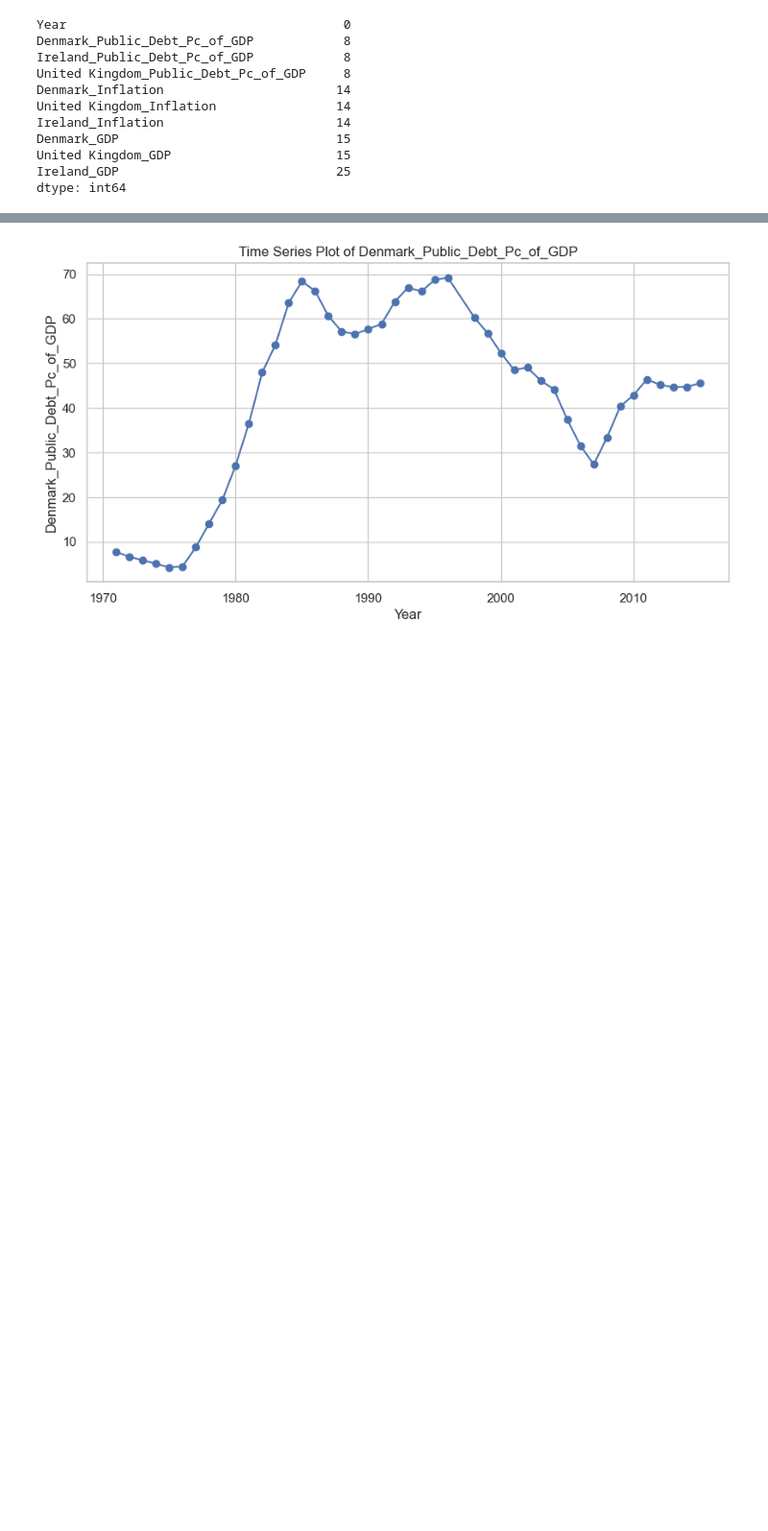
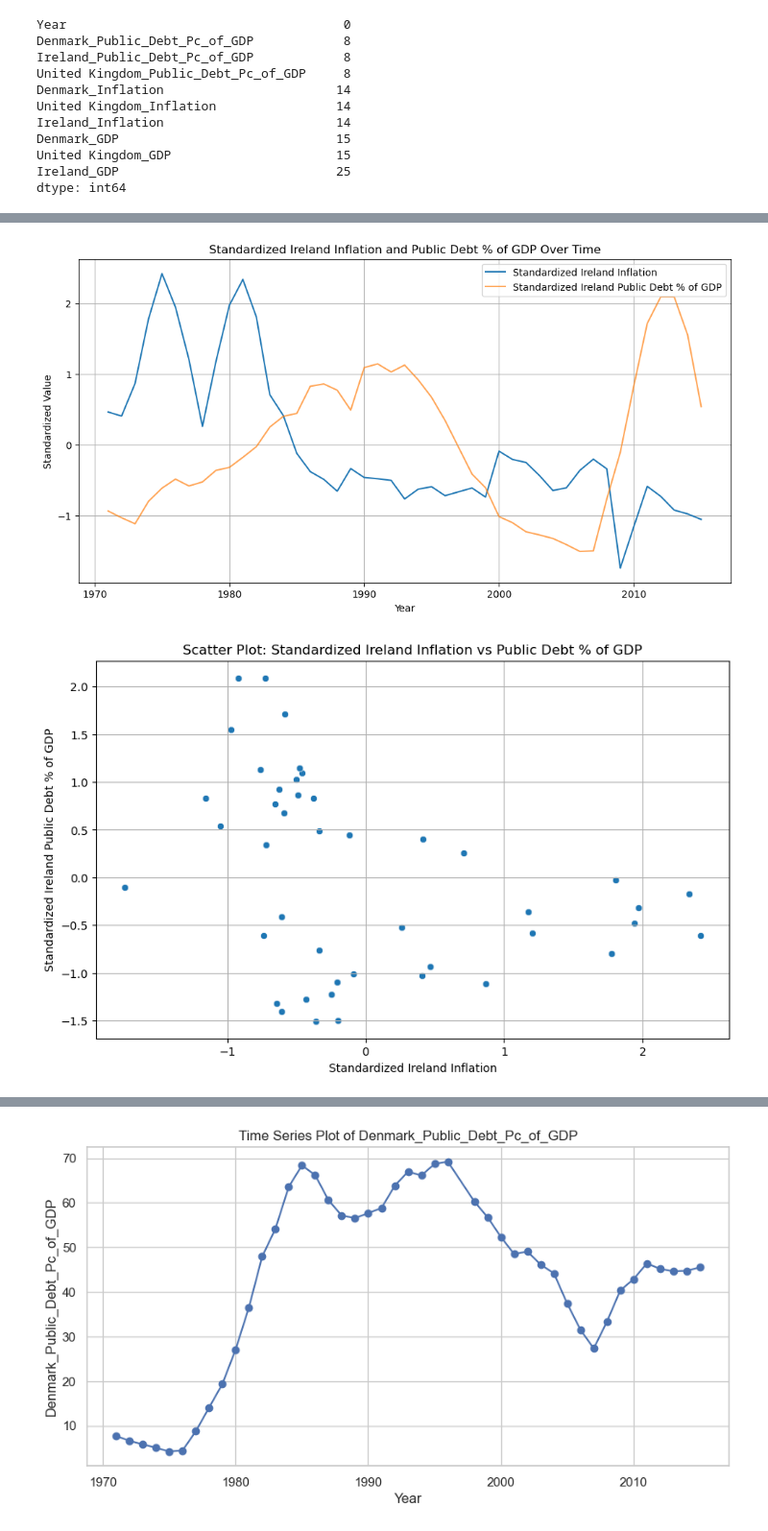
Before and after one commit to sbs23014/Capstone_Project, a Jupyter notebook: 2. Initial Data Exploration.ipynb, the cells around one changed output, grey strips where cells are left out. Shown at 96% size. Cells and saved outputs as stored; diff of their text form; code cells hidden in the pictures; blank space fills up the shorter version.

```diff
--- a/2. Initial Data Exploration.ipynb
+++ b/2. Initial Data Exploration.ipynb
@@ -77,3 +77,58 @@ data.describe()
 | 50% | 1992.500000 | 45.840000 | 60.740000 | 42.680000 | 2.700143 | ... |
 | 75% | 2004.250000 | 57.977500 | 86.240000 | 51.607500 | 6.648828 | ... |
 | max | 2015.000000 | 69.230000 | 119.480000 | 88.980000 | 15.275206 | ... |
+# %%
+import pandas as pd
+import seaborn as sns
+import matplotlib.pyplot as plt
+
+%matplotlib inline
+
+# ... rest of your code ...
+
+from sklearn.preprocessing import StandardScaler
+
+# Creating a subset of the data without missing values in the relevant columns
+data_subset = data.dropna(subset=columns_to_standardize)
+
+
+# Standardizing the subset
+standardizer = StandardScaler()
+data_subset_standardized = data_subset.copy()
+data_subset_standardized[columns_to_standardize] = standardizer.fit_transform(data_subset[columns_to_standardize])
+
+# Re-creating the visualizations with standardized data from 'data_subset_standardized'
+
+# Graph 1: Standardized Ireland Inflation and Public Debt % of GDP Over Time
+plt.figure(figsize=(12, 6))
+plt.plot(data_subset_standardized['Year'], data_subset_standardized['Ireland_Inflation'], label='Standardized Ireland Inflation')
+plt.plot(data_subset_standardized['Year'], data_subset_standardized['Ireland_Public_Debt_Pc_of_GDP'], label='Standardized Ireland Public Debt % of GDP', alpha=0.7)
+plt.title('Standardized Ireland Inflation and Public Debt % of GDP Over Time')
+plt.xlabel('Year')
+plt.ylabel('Standardized Value')
+plt.legend()
+plt.grid(True)
+plt.show()
+
+# Graph 2: Scatter Plot between Standardized Ireland_Inflation and Ireland_Public_Debt_Pc_of_GDP
+plt.figure(figsize=(10, 6))
+sns.scatterplot(data=data_subset_standardized, x='Ireland_Inflation', y='Ireland_Public_Debt_Pc_of_GDP')
+plt.title('Scatter Plot: Standardized Ireland Inflation vs Public Debt % of GDP')
+plt.xlabel('Standardized Ireland Inflation')
+plt.ylabel('Standardized Ireland Public Debt % of GDP')
+plt.grid(True)
+plt.show()
+
+# Graph 3: Standardized Ireland_GDP vs Ireland_Public_Debt_Pc_of_GDP over Time
+plt.figure(figsize=(12, 6))
+plt.plot(data_subset_standardized['Year'], data_subset_standardized['Ireland_GDP'], label='Standardized Ireland GDP')
+plt.plot(data_subset_standardized['Year'], data_subset_standardized['Ireland_Public_Debt_Pc_of_GDP'], label='Standardized Ireland Public Debt % of GDP', alpha=0.7)
+plt.title('Standardized Ireland GDP and Public Debt % of GDP Over Time')
+plt.xlabel('Year')
+plt.ylabel('Standardized Value')
+plt.legend()
+plt.grid(True)
+plt.show()
+# %% [output]
+[figure, added]
+[figure, added]
```
Also changed, not shown: parts of 3 cells of this notebook.
